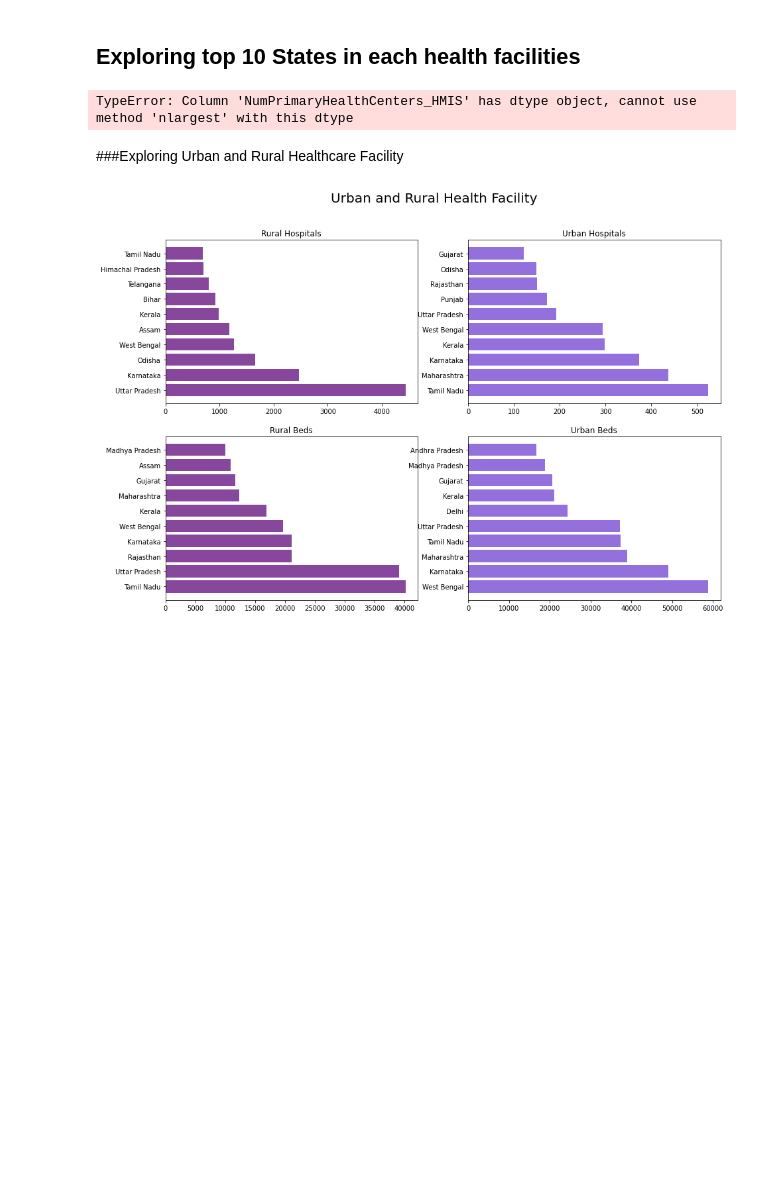
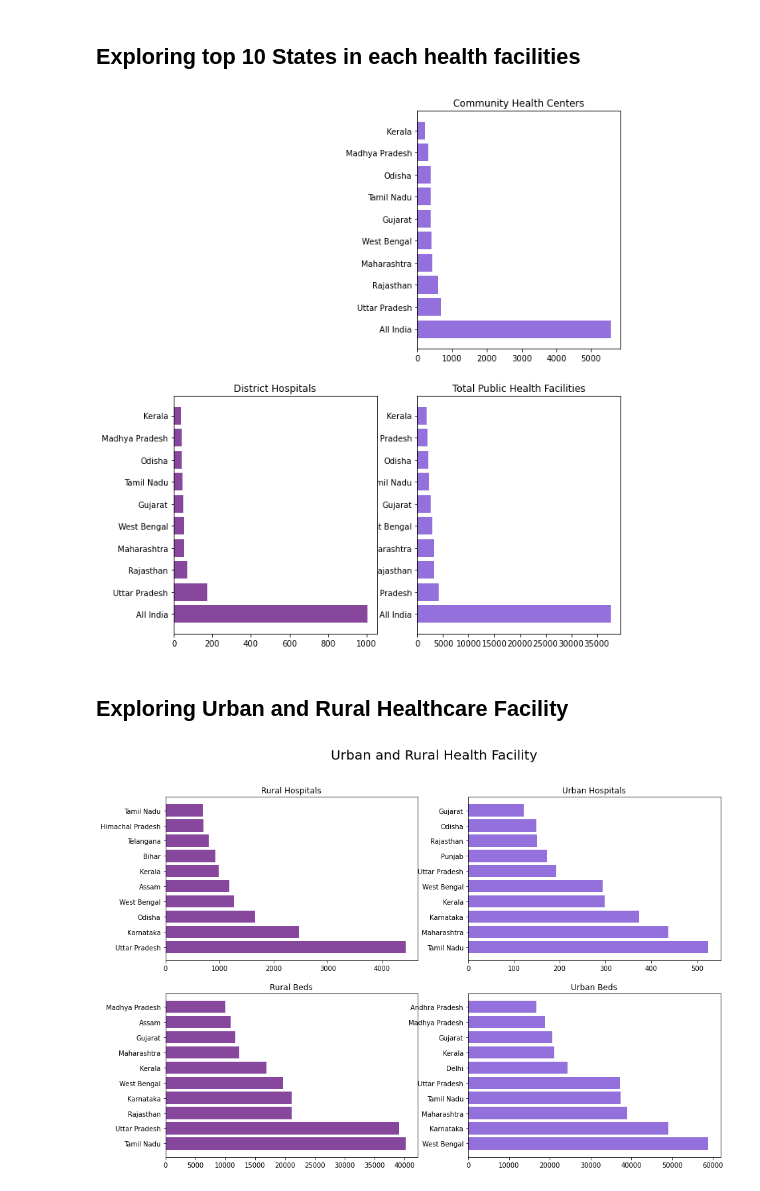
Before and after one commit to rawatraghav/INDIA-and-COVID-19, a Jupyter notebook: India_&_World_COVID_19.ipynb, the cells around one changed output. Saved outputs shown, nothing was run; the diff lists cells and outputs as text; code cells hidden in the pictures; blank space fills up the shorter version.

```diff
--- a/India_&_World_COVID_19.ipynb
+++ b/India_&_World_COVID_19.ipynb
@@ -903,33 +838,27 @@ hospital_beds.head(36)
 # %% [markdown]
 ## Exploring top 10 States in each health facilities
 # %%
-top_10_primary = hospital_beds.nlargest(10,'NumPrimaryHealthCenters_HMIS')
+# top_10_primary = hospital_beds.nlargest(10,'NumPrimaryHealthCenters_HMIS')
 top_10_community = hospital_beds.nlargest(10,'NumCommunityHealthCenters_HMIS')
 top_10_district_hospitals = hospital_beds.nlargest(10,'NumDistrictHospitals_HMIS')
 top_10_public_facility = hospital_beds.nlargest(10,'TotalPublicHealthFacilities_HMIS')
 top_10_public_beds = hospital_beds.nlargest(10,'NumPublicBeds_HMIS')
-
-plt.figure(figsize=(15,10))
-plt.suptitle('Top 10 States in each Health Facility',fontsize=20)
-plt.subplot(221)
-plt.title('Primary Health Centers')
-plt.barh(top_10_primary['State/UT'],top_10_primary['NumPrimaryHealthCenters_HMIS'],color ='#87479d');
 
 plt.subplot(222)
 plt.title('Community Health Centers')
 plt.barh(top_10_community['State/UT'],top_10_community['NumCommunityHealthCenters_HMIS'],color = '#9370db');
 
 plt.subplot(224)
 plt.title('Total Public Health Facilities')
 plt.barh(top_10_community['State/UT'],top_10_public_facility['TotalPublicHealthFacilities_HMIS'],color='#9370db');
 
 plt.subplot(223)
 plt.title('District Hospitals')
 plt.barh(top_10_community['State/UT'],top_10_district_hospitals['NumDistrictHospitals_HMIS'],color = '#87479d');
 # %% [output]
-TypeError: Column 'NumPrimaryHealthCenters_HMIS' has dtype object, cannot use method 'nlargest' with this dtype
+[figure, added]
 # %% [markdown]
-###Exploring Urban and Rural Healthcare Facility
+## Exploring Urban and Rural Healthcare Facility
 # %%
 top_rural_hos = hospital_beds.nlargest(10,'NumRuralHospitals_NHP18')
 top_rural_beds = hospital_beds.nlargest(10,'NumRuralBeds_NHP18')
```
Also changed, not shown: parts of 27 cells of this notebook, 1 other file.
